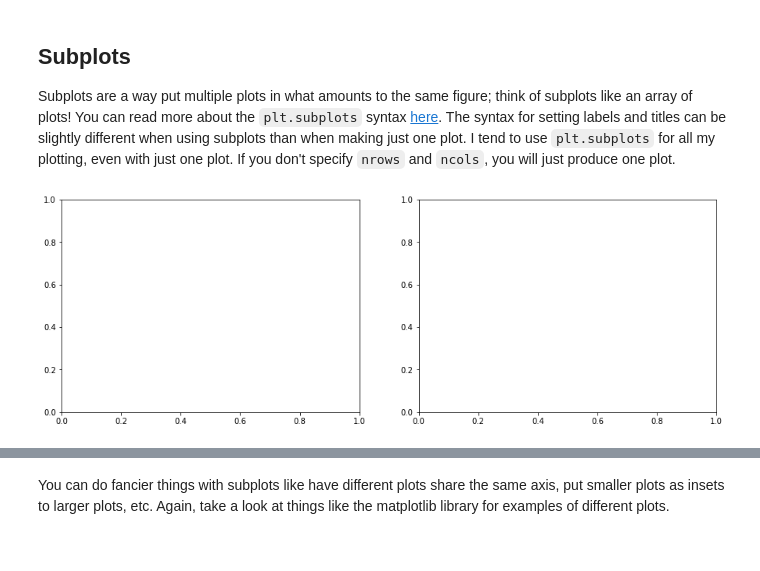
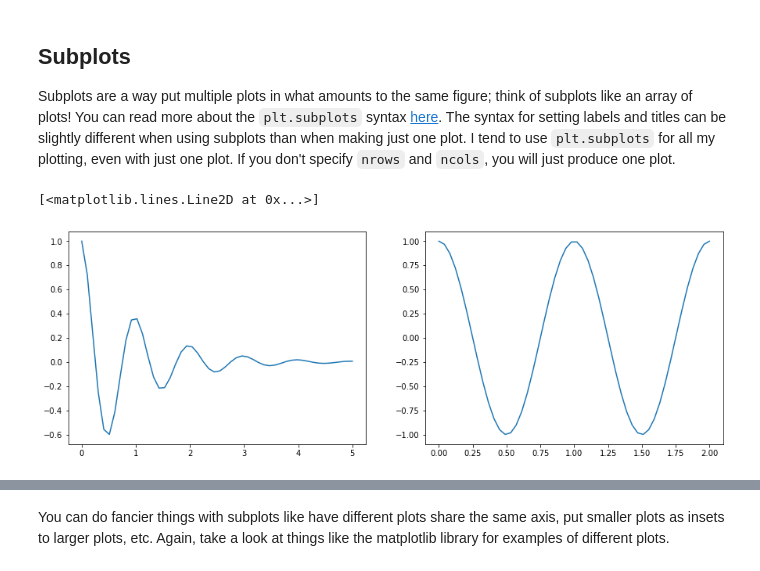
Before and after one commit to RyanRabbott/Astro3190_Abbott, a Jupyter notebook: lessons/06-plotting_Abbott.ipynb, the cells around one changed output, grey strips where cells are left out. Drawn from its saved outputs; the diff is of its cells as text; code cells hidden in the pictures.

```diff
--- a/lessons/06-plotting_Abbott.ipynb
+++ b/lessons/06-plotting_Abbott.ipynb
@@ -407,25 +449,28 @@ Subplots are a way put multiple plots in what amounts to the same figure; think
 # %%
 #set up a variable for the total figure, and for each subplot axis
 #figsize sets up the size of the total figure. You can play around with these
 # values to see what they do
 # nrows and ncols define the number of rows and columns, respectively
 fig, ax = plt.subplots(nrows=1,ncols=2,figsize=(15,5))
 
 #Define some x and y values for plotting:
 x1 = np.linspace(0.0, 5.0)
 x2 = np.linspace(0.0, 2.0)
 
 y1 = np.cos(2 * np.pi * x1) * np.exp(-x1)
 y2 = np.cos(2 * np.pi * x2)
 
 #Plot x1 and y1 on the first axis, ax[0]
+ax[0].plot(x1, y1)
 
 #The syntax for setting x and y labels is slightly different
 #when you're calling it on an individual axis
 
 #Do the same thing for the second axis, ax[1]
+ax[1].plot(x2, y2)
 # %% [output]
+[<matplotlib.lines.Line2D at 0x...>]
-[figure, old version]
+[figure, new version]
 # %%
 #Now create the same two plots, but instead of having them side by side, stack them on top of each other
 
```
Also changed, not shown: parts of 13 cells of this notebook.
